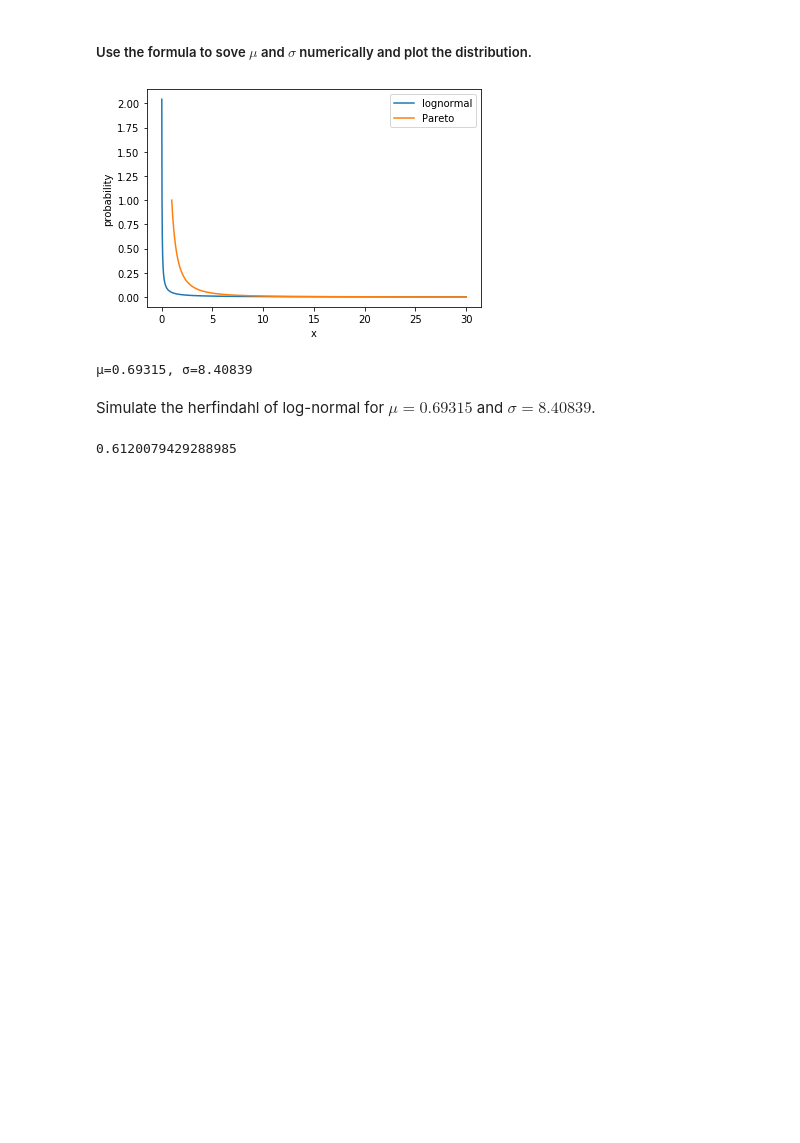
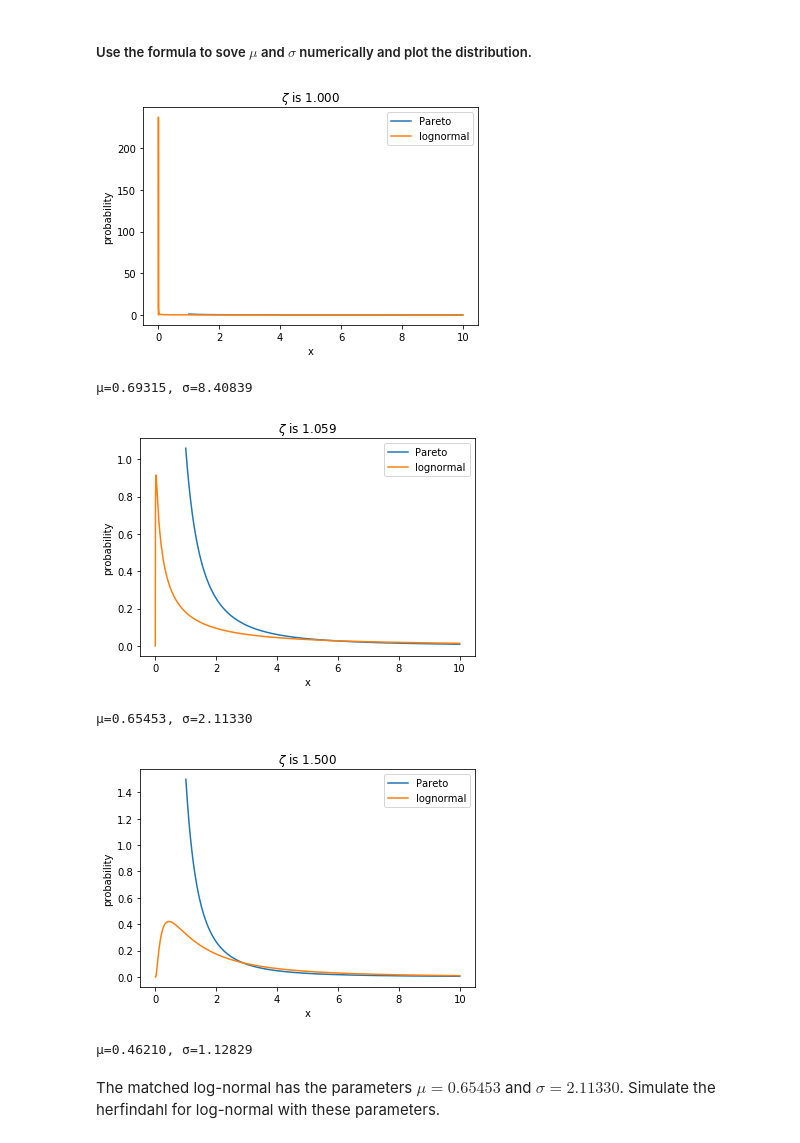
Before and after one commit to chien-y/simulation-in-Gabaix, a Jupyter notebook: Match distributions.ipynb, the cells around one changed output. Cells and saved outputs as stored; diff of their text form; code cells hidden in the pictures; blank space fills up the shorter version.

```diff
--- a/Match distributions.ipynb
+++ b/Match distributions.ipynb
@@ -25,14 +103,0 @@ eps = np.finfo(float).eps
-# %%
-@njit(parallel=True)
-def herfindahl(nSim, ζ, N=1000000):
-
-    h = np.zeros(nSim)
-    for i in range(nSim):
-        size = (np.random.pareto(ζ, N) + 1) * x0
-        h[i] = np.sqrt(np.sum(np.square(size / np.sum(size))))
-
-    return h
-
-for ζ in [1, 1+eps, 1.059]:
-    h = herfindahl(nSim=1000, ζ=ζ)
-    print(np.median(h))
@@ -44,0 +104,8 @@ Then, if $\zeta$ is one, the herfindahl h is $12.0\%$. While if $\zeta$ is very
+# %%
+H = herfindahl()
+
+for zeta in [1, 1.059, 1.5]:
+    H.ζ = zeta
+    print('If ζ is %1.3f' % zeta, end=',  ')
+    print('then h is %1.2f%%' % (H.median_h()*100), end='')
+    print(' and the corresponding σ_GDP is %1.2f%%.' % (H.s_GDP()*100))
@@ -69,42 +148,17 @@ Now, we can try to match the log-normal with Pareto distribution under Zipf's la
 Solve the equation of median given $\zeta$ and $\bar{x}=1$, we have $\mu = \ln(2^{1/\zeta})$. Plug this into the mean equation, we can get $\sigma = (2 \ln(\frac{\zeta}{\zeta-1}) - \frac{2}{\zeta}\ln2)^{1/2}$.
 # %% [markdown]
 ##### Use the formula to sove $\mu$ and $\sigma$ numerically and plot the distribution.
-# %%
-# Pareto pdf
-ζ = 1 + np.finfo(float).eps  # under Zipf's law and the mean is finite
-f = lambda x: ζ / x**(ζ+1)
-
-# lognormal pdf
-σ = np.sqrt(2 * (np.log(ζ/(ζ-1)) - 1 / ζ * np.log(2)))
-μ = np.log(2) / ζ
-g = lambda x: 1/(x*σ*np.sqrt(2*np.pi)) * np.exp(-(np.log(x)-μ)**2 / (2*σ**2))
-
-xd = np.linspace(1,30, 100000)
-xd2 = np.linspace(0.02, 30, 100000)
-plt.plot(xd2, g(xd2), label='lognormal')
-plt.plot(xd, f(xd), label='Pareto')
-plt.xlabel('x')
-plt.ylabel('probability')
-plt.legend()
-plt.show()
-print('μ=%1.5f, σ=%1.5f'%(μ, σ))
-# %% [output]
-[figure, removed]
-μ=0.69315, σ=8.40839
-# %% [markdown]
-Simulate the herfindahl of log-normal for $\mu=0.69315$ and $\sigma=8.40839$.
-# %%
-@njit(parallel=True)
-def h_lognormal(nSim, mu, sigma, N=1000000):
-
-    h = np.zeros(nSim)
-    for i in range(nSim):
-        size = np.random.lognormal(mu, sigma, size=N)
-        h[i] = np.sqrt(np.sum(np.square(size/ np.sum(size))))
-    return h
-
-
-h = h_lognormal(nSim=1000, mu=0.69315, sigma=8.40839)
-print(np.median(h))
-# %% [output]
-0.6120079429288985
+# %%
+H = herfindahl()
+for zeta in [1+np.finfo(float).eps, 1.059, 1.5]:
+    H.ζ = zeta
+    H.solve(lower=0, plot=True, title='$\zeta$ is %1.3f'%zeta)
+# %% [output]
+[figure, added]
+μ=0.69315, σ=8.40839
+[figure, added]
+μ=0.65453, σ=2.11330
+[figure, added]
+μ=0.46210, σ=1.12829
+# %% [markdown]
+The matched log-normal has the parameters $\mu=0.65453$ and $\sigma=2.11330$. Simulate the herfindahl for log-normal with these parameters.
```
Also changed, not shown: parts of 15 cells of this notebook.
